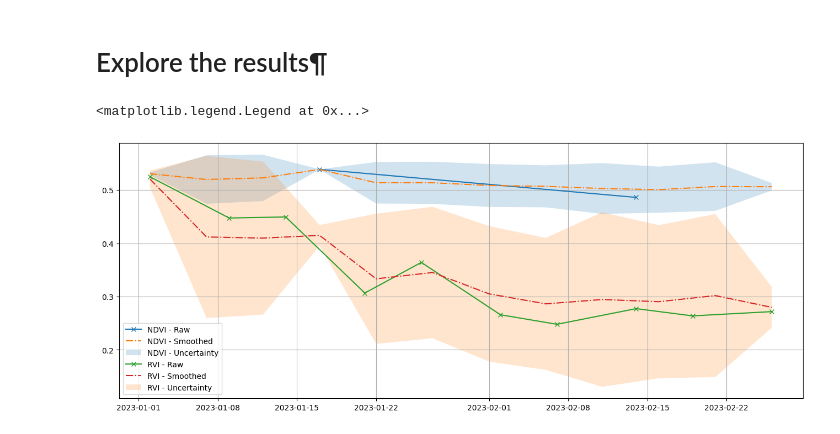
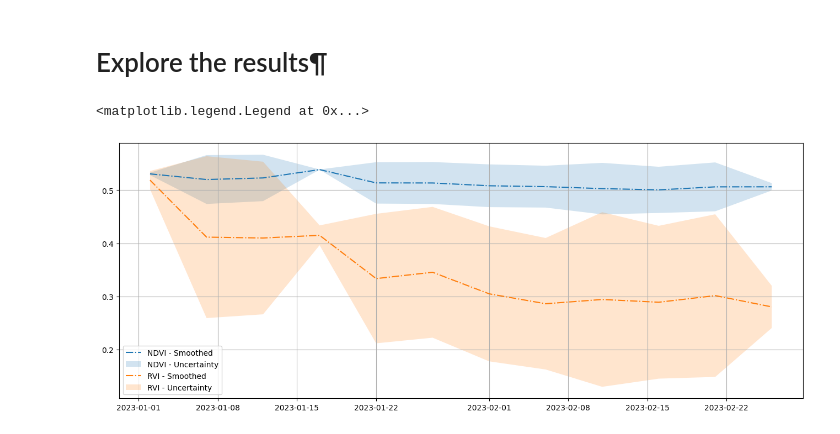
Before and after one commit to Open-EO/FuseTS, a Jupyter notebook: notebooks/OpenEO/FuseTS - MOGPR S1 and S2.ipynb, the cells around one changed output. Cells and saved outputs as stored; diff of their text form; code cells hidden in the pictures.

```diff
--- a/notebooks/OpenEO/FuseTS - MOGPR S1 and S2.ipynb
+++ b/notebooks/OpenEO/FuseTS - MOGPR S1 and S2.ipynb
@@ -187,24 +187,22 @@ for var in ds.data_vars.items():
 joined_df = pd.concat(cubes_dfs, axis=1)
 joined_df = joined_df.rename(
     columns={'NDVI': 'NDVI - Smoothed', 'RVI': 'RVI - Smoothed', 'unkown_band_2': 'RVI - Uncertainty',
-             'unkown_band_3': 'NDVI - Uncertainty', 'unkown_band_4': 'RVI - Raw', 'unkown_band_5': 'NDVI - Raw'})
+             'unkown_band_3': 'NDVI - Uncertainty'})
 # %%
 plt.figure(figsize=(16, 6))
 std_col_mapping = {
     'NDVI - Uncertainty': 'NDVI - Smoothed',
     'RVI - Uncertainty': 'RVI - Smoothed'
 }
 for col in sorted(joined_df.columns.values):
     values = joined_df[~joined_df[col].isna()]
     if 'Uncertainty' in col:
         plt.fill_between(values.index, values[std_col_mapping[col]] - values[col],
                          values[std_col_mapping[col]] + values[col], alpha=0.2, label=col)
-    elif 'Raw' in col:
-        plt.plot(values.index, values[col], '-x' if 'Raw' in col else '-.', label=col)
     else:
         plt.plot(values.index, values[col], '.' if 'Raw' in col else '-.', label=col)
 plt.grid(True)
 plt.legend()
 # %% [output]
 <matplotlib.legend.Legend at 0x...>
-[figure, old version]
+[figure, new version]
```
Also changed, not shown: parts of 4 cells of this notebook, 4 other files.
